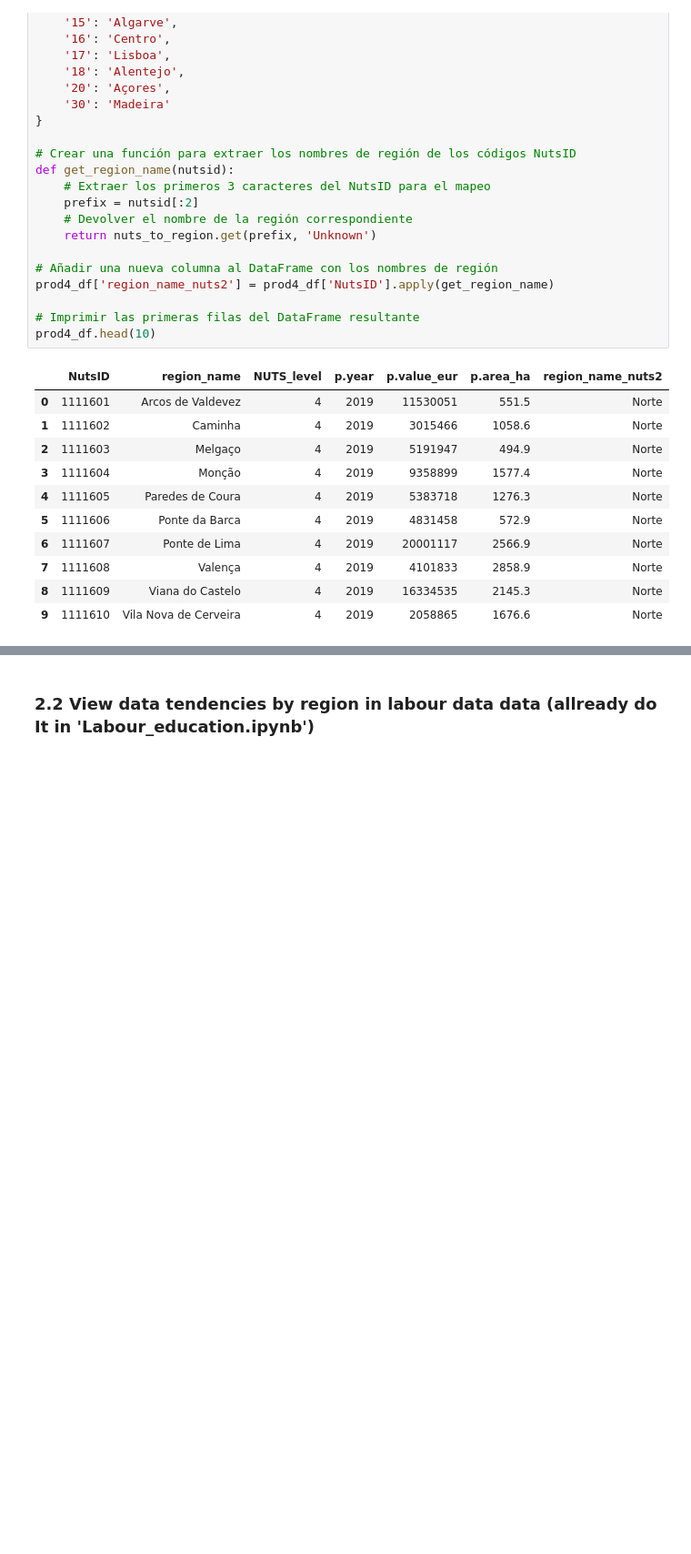
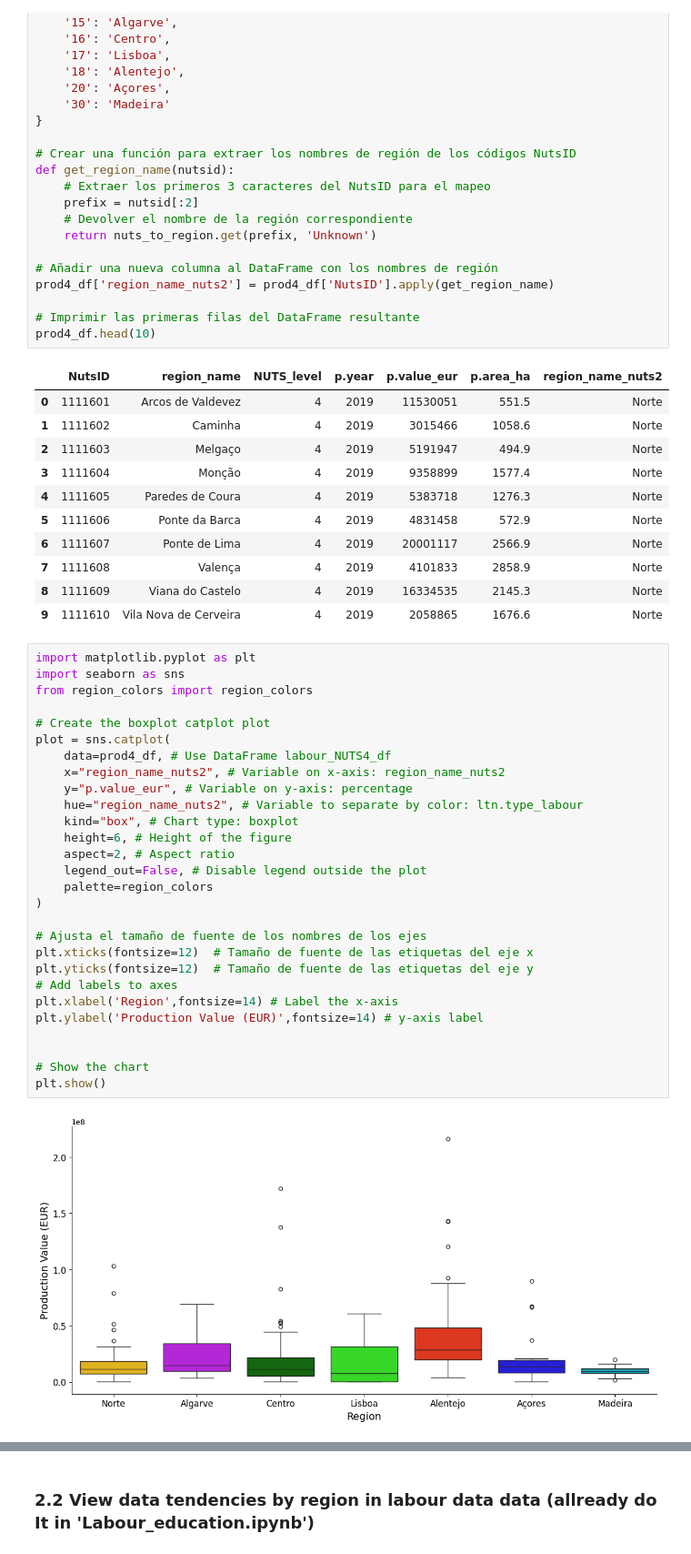
Before and after one commit to domwelsh/avcad_final, a Jupyter notebook: Codes/Labour_production.ipynb, the cells around one changed output, grey strips where cells are left out. Shown at 91% size. Cells and saved outputs as stored; diff of their text form; blank space fills up the shorter version.

```diff
--- a/Codes/Labour_production.ipynb
+++ b/Codes/Labour_production.ipynb
@@ -303,6 +303,36 @@ prod4_df.head(10)
 | 7 | 1111608 | Valença | 4 | 2019 | 4101833 | 2858.9 | Norte |
 | 8 | 1111609 | Viana do Castelo | 4 | 2019 | 16334535 | 2145.3 | Norte |
 | 9 | 1111610 | Vila Nova de Cerveira | 4 | 2019 | 2058865 | 1676.6 | Norte |
+# %%
+import matplotlib.pyplot as plt
+import seaborn as sns
+from region_colors import region_colors
+
+# Create the boxplot catplot plot
+plot = sns.catplot(
+    data=prod4_df, # Use DataFrame labour_NUTS4_df
+    x="region_name_nuts2", # Variable on x-axis: region_name_nuts2
+    y="p.value_eur", # Variable on y-axis: percentage
+    hue="region_name_nuts2", # Variable to separate by color: ltn.type_labour
+    kind="box", # Chart type: boxplot
+    height=6, # Height of the figure
+    aspect=2, # Aspect ratio
+    legend_out=False, # Disable legend outside the plot
+    palette=region_colors
+)
+
+# Ajusta el tamaño de fuente de los nombres de los ejes
+plt.xticks(fontsize=12)  # Tamaño de fuente de las etiquetas del eje x
+plt.yticks(fontsize=12)  # Tamaño de fuente de las etiquetas del eje y
+# Add labels to axes
+plt.xlabel('Region',fontsize=14) # Label the x-axis
+plt.ylabel('Production Value (EUR)',fontsize=14) # y-axis label
+
+
+# Show the chart
+plt.show()
+# %% [output]
+[figure, added]
 # %%
 import matplotlib.pyplot as plt
 import seaborn as sns
```
Also changed, not shown: parts of 4 cells of this notebook.
